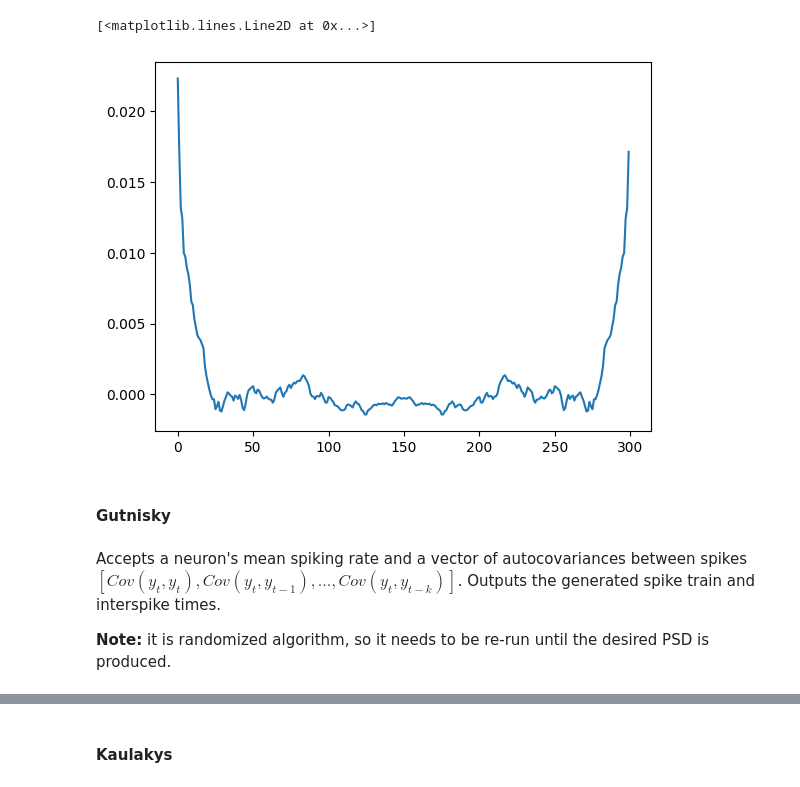
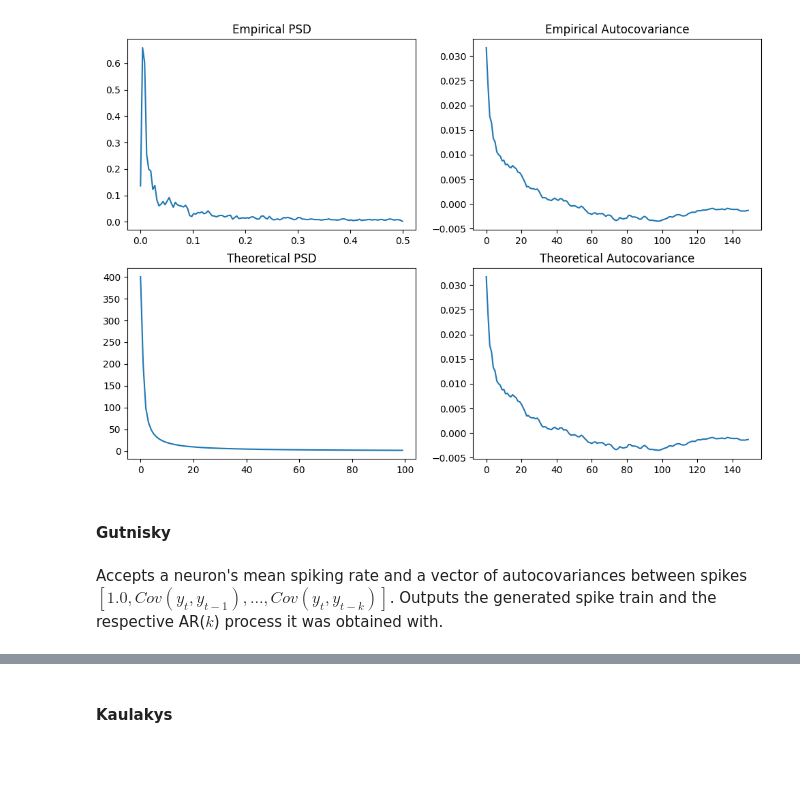
Before and after one commit to V-Marco/spike_generators, a Jupyter notebook: spike_test.ipynb, the cells around one changed output, grey strips where cells are left out. Cells and saved outputs as stored; diff of their text form; code cells hidden in the pictures; blank space fills up the shorter version.

```diff
--- a/spike_test.ipynb
+++ b/spike_test.ipynb
@@ -41,11 +41,3 @@ def generate_pink_noise(num_traces = 100, num_samples = 4999):
                                                                             # The minmax function normalizes the signal to have values between [0,1].
                                                                             # Adding 0.5 to it makes it positive and have mean 1, since firing rate cannot be negative
     return invfn
-# %%
-pink_noise = generate_pink_noise(1, 1000)
-freq, psd = welch(pink_noise)
-psd = psd.flatten()
-
-print(f"freq: {freq.shape}, psd: {psd.shape}")
-
-plt.plot(freq, psd)
@@ -56,6 +43,0 @@ freq: (129,), psd: (129,)
-# %%
-autocov = ifft(psd, 300)
-plt.plot(autocov)
-# %% [output]
-[<matplotlib.lines.Line2D at 0x...>]
-[figure, removed]
@@ -65,0 +44,39 @@ spike_train_autocov = autocov
+# %%
+def generate_cov_with_oof_psd():
+
+    # Generate 1/f psd empirically
+    pink_noise = generate_pink_noise(1, 2000)
+    emp_freq, emp_psd = welch(pink_noise)
+    emp_psd = emp_psd.flatten()
+
+    # Compute empirical autocovariance
+    emp_autocov = irfft(emp_psd, 300)
+    emp_autocov = emp_autocov[:len(emp_autocov)//2]
+
+    # Generate 1/f psd theoretically
+    th_psd = 1 / np.linspace(0, 0.5, 100)
+    th_psd[0] = 400 # Random number to replace infinity with
+
+    th_autocov = irfft(th_psd, 300)
+    th_autocov = th_autocov[:len(th_autocov)//2]
+
+    _, ax = plt.subplots(2, 2, figsize = (12, 8))
+    ax[0, 0].plot(emp_freq, emp_psd)
+    ax[0, 0].set_title("Empirical PSD")
+
+    ax[0, 1].plot(emp_autocov)
+    ax[0, 1].set_title("Empirical Autocovariance")
+
+    ax[1, 0].plot(th_psd)
+    ax[1, 0].set_title("Theoretical PSD")
+
+    ax[1, 1].plot(emp_autocov)
+    ax[1, 1].set_title("Theoretical Autocovariance")
+
+    plt.show()
+
+    return emp_autocov, th_autocov
+# %%
+emp_autocov, th_autocov = generate_cov_with_oof_psd()
+# %% [output]
+[figure, added]
@@ -66,6 +85,4 @@ spike_train_autocov = autocov
 # %% [markdown]
 #### Gutnisky
 # %% [markdown]
-Accepts a neuron's mean spiking rate and a vector of autocovariances between spikes $[Cov(y_t, y_t), Cov(y_t, y_{t-1}), \ldots, Cov(y_t, y_{t-k})]$. Outputs the generated spike train and interspike times.
-
-**Note:** it is randomized algorithm, so it needs to be re-run until the desired PSD is produced.
+Accepts a neuron's mean spiking rate and a vector of autocovariances between spikes $[1.0, Cov(y_t, y_{t-1}), \ldots, Cov(y_t, y_{t-k})]$. Outputs the generated spike train and the respective AR($k$) process it was obtained with.
```
Also changed, not shown: parts of 12 cells of this notebook, 1 other file.
